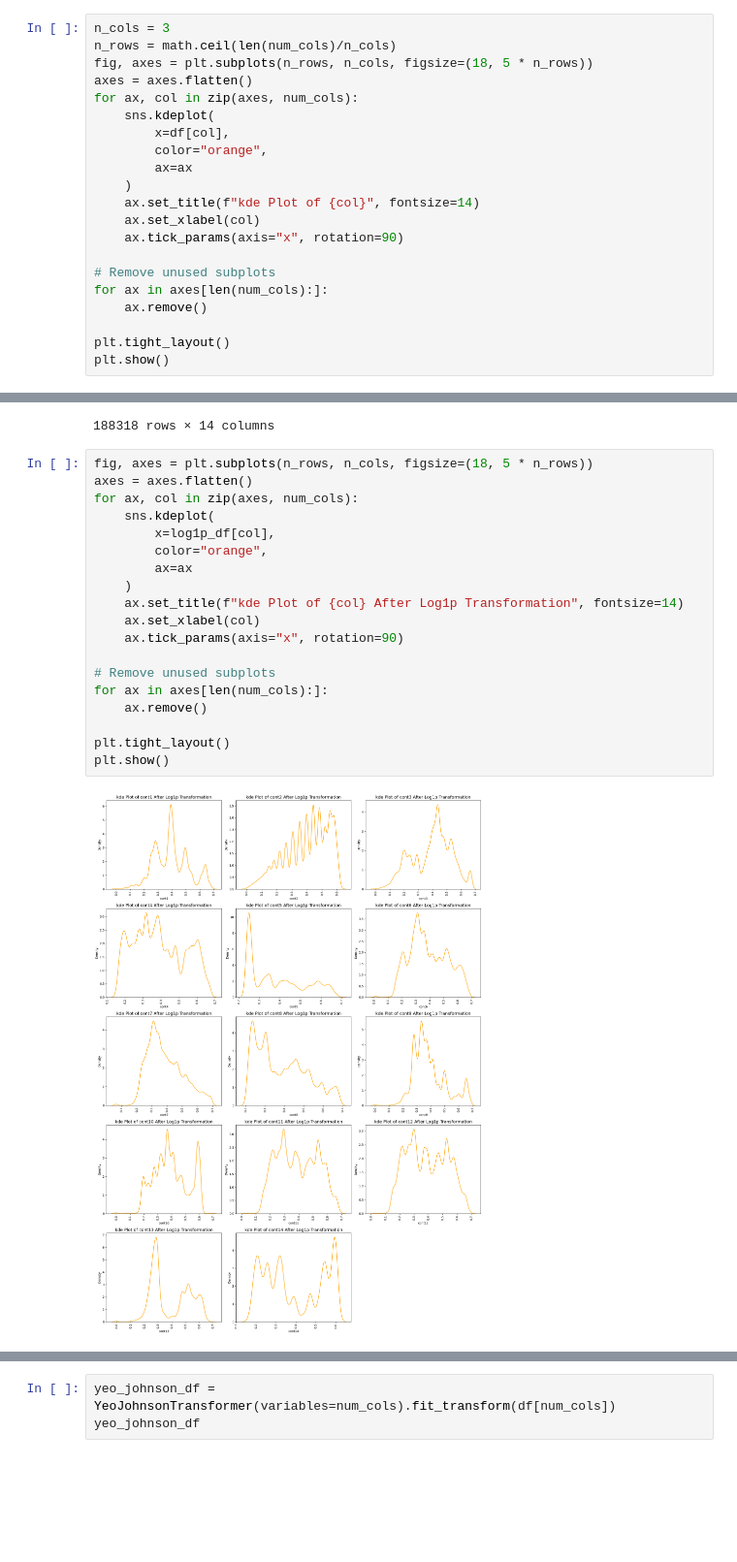
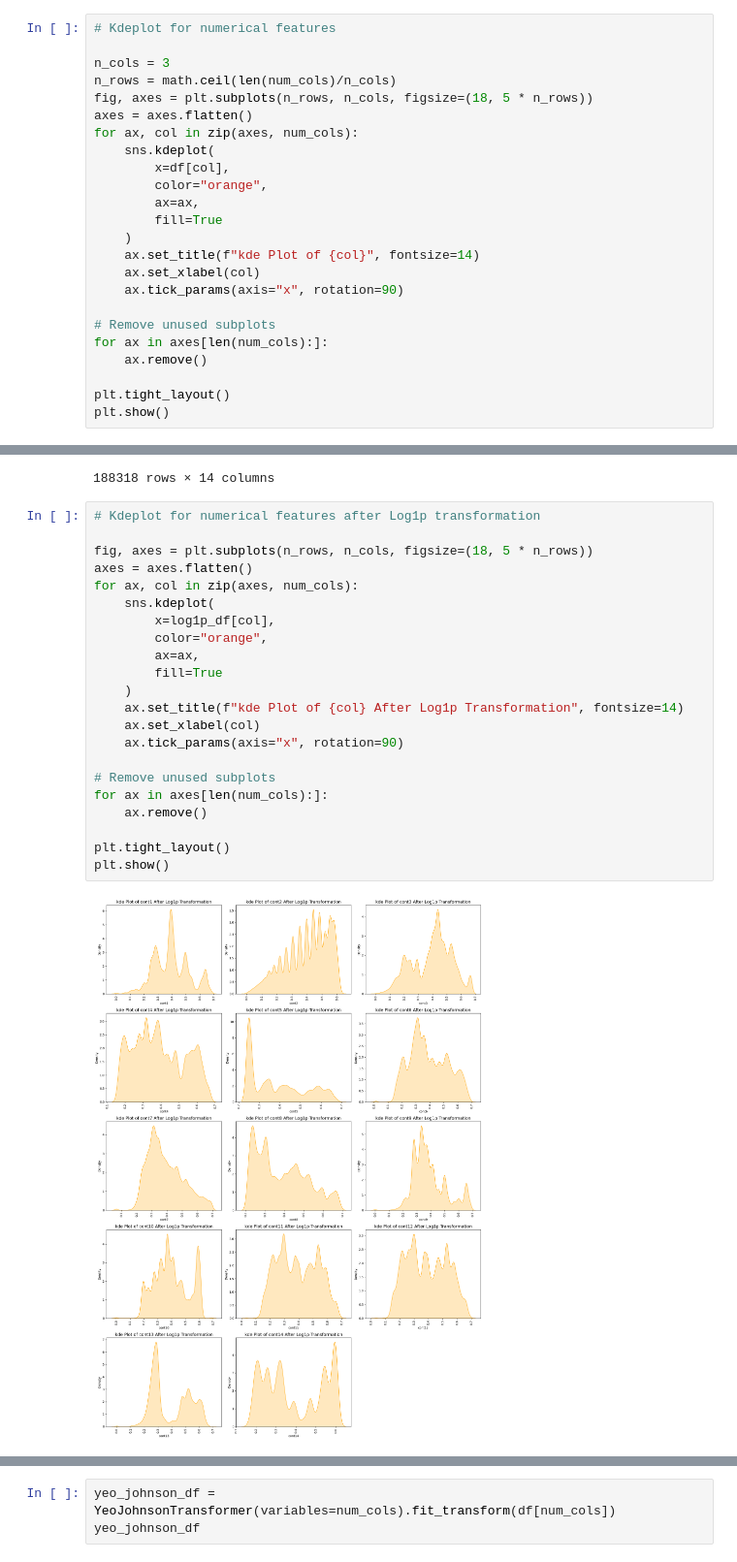
Before and after one commit to Aryan-Kaisth/Tail_Risk_Modeling_of_Insurance_Claim_Severity, a Jupyter notebook: notebooks/feature_engineering.ipynb, the cells around one changed output, grey strips where cells are left out. Shown at 97% size. Drawn from its saved outputs; the diff is of its cells as text; blank space fills up the shorter version.

```diff
--- a/notebooks/feature_engineering.ipynb
+++ b/notebooks/feature_engineering.ipynb
@@ -92,6 +76,8 @@ df[num_cols].head(5)
 | 3 | 0.321594 | 0.555782 | 0.527991 | 0.373816 | 0.422268 | 0.440945 | 0.391128 | 0.31796 | 0.32128 | 0.44467 | 0.327915 | ... |
 | 4 | 0.273204 | 0.159990 | 0.527991 | 0.473202 | 0.704268 | 0.178193 | 0.247408 | 0.24564 | 0.22089 | 0.21230 | 0.204687 | ... |
 # %%
+# Kdeplot for numerical features
+
 n_cols = 3
 n_rows = math.ceil(len(num_cols)/n_cols)
 fig, axes = plt.subplots(n_rows, n_cols, figsize=(18, 5 * n_rows))
@@ -100,7 +86,8 @@ for ax, col in zip(axes, num_cols):
     sns.kdeplot(
         x=df[col],
         color="orange",
-        ax=ax
+        ax=ax,
+        fill=True
     )
     ax.set_title(f"kde Plot of {col}", fontsize=14)
     ax.set_xlabel(col)
@@ -152,24 +140,27 @@ log1p_df
 | 188317 | 0.645674 | 0.482923 | 0.365089 | 0.599701 | 0.247753 | 0.612242 | 0.427258 | 0.678658 | 0.659502 | 0.608754 | 0.658657 | ... |
 188318 rows × 14 columns
 # %%
+# Kdeplot for numerical features after Log1p transformation
+
 fig, axes = plt.subplots(n_rows, n_cols, figsize=(18, 5 * n_rows))
 axes = axes.flatten()
 for ax, col in zip(axes, num_cols):
     sns.kdeplot(
         x=log1p_df[col],
         color="orange",
-        ax=ax
+        ax=ax,
+        fill=True
     )
     ax.set_title(f"kde Plot of {col} After Log1p Transformation", fontsize=14)
     ax.set_xlabel(col)
     ax.tick_params(axis="x", rotation=90)
 
 # Remove unused subplots
 for ax in axes[len(num_cols):]:
     ax.remove()
 
 plt.tight_layout()
 plt.show()
 # %% [output]
-[figure, old version]
+[figure, new version]
 # %%
```
Also changed, not shown: parts of 50 cells of this notebook, 1 other file.
